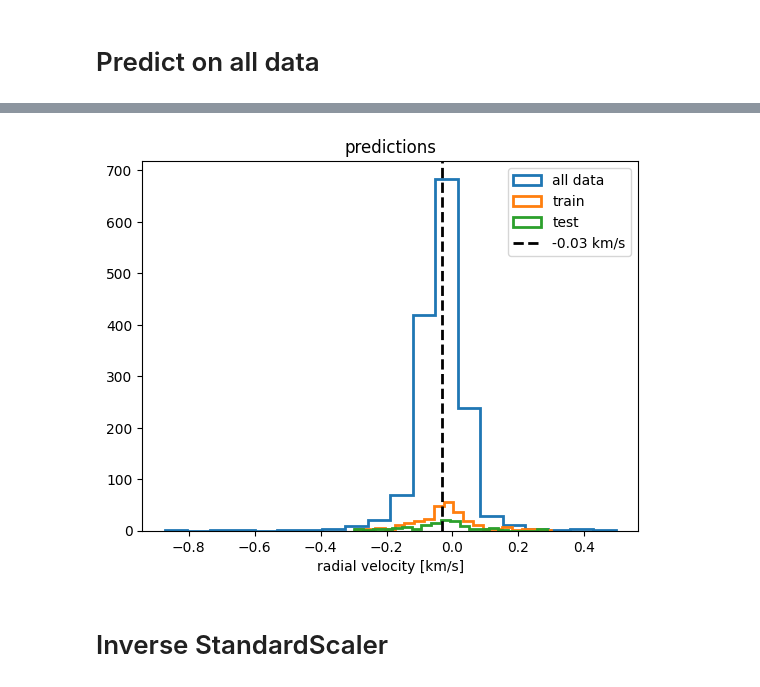
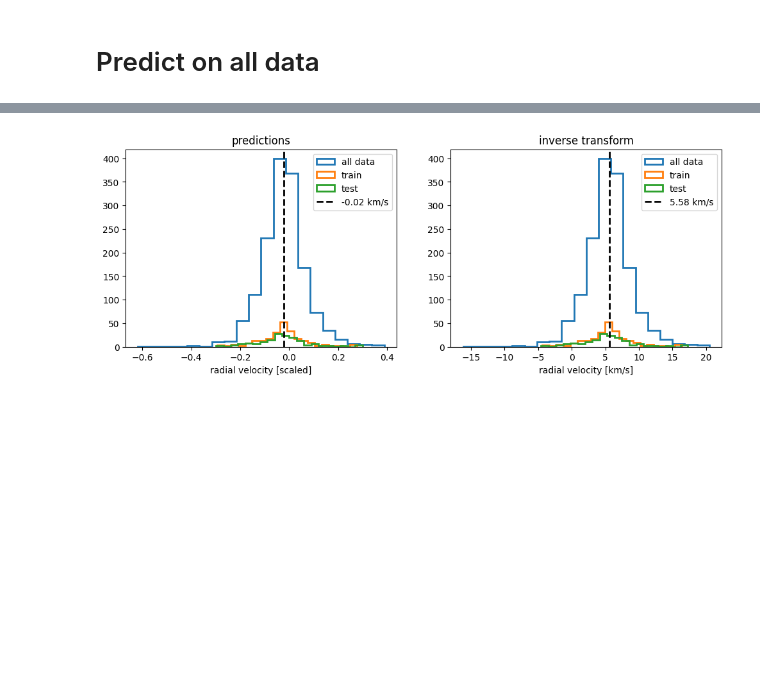
Before and after one commit to stevenalfonso/radial-velocity, a Jupyter notebook: regression_radial_velocity.ipynb, the cells around one changed output, grey strips where cells are left out. Saved outputs shown, nothing was run; the diff lists cells and outputs as text; code cells hidden in the pictures; blank space fills up the shorter version.

```diff
--- a/regression_radial_velocity.ipynb
+++ b/regression_radial_velocity.ipynb
@@ -104,7 +104,7 @@ x_data.shape, y_data.shape
 # %% [output]
 ((401, 5), (401, 1))
 # %%
-x_train, x_test, y_train, y_test = train_test_split(x_data, y_data, test_size=0.3, random_state=42)
+x_train, x_test, y_train, y_test = train_test_split(x_data, y_data, test_size=0.4, random_state=42)
 
 # normalizer = Normalizer()
 # x_train = normalizer.fit_transform(x_train)
@@ -321,9 +341,12 @@ def custom_loss(y_true, y_pred):
 #metrics = ['mean_squared_error', tensorflow.keras.losses.MAE, tensorflow.keras.metrics.R2Score()]
 #model.compile(optimizer=tensorflow.keras.optimizers.Adam(), loss='mean_squared_error', metrics=['mae','mse'])
 #model.compile(optimizer=tensorflow.keras.optimizers.Adam(), loss=tensorflow.keras.losses.MeanSquaredError(), metrics=['mae','mse'])
-model.compile(optimizer=tensorflow.keras.optimizers.Adam(), loss=custom_loss, metrics=['mse'])
-#model.compile(optimizer=tensorflow.keras.optimizers.Adam(), loss=tensorflow.keras.losses.MeanSquaredError(), metrics=['mse'])
-history = model.fit(x_train, y_train, epochs=200, batch_size=100, validation_data=(x_test, y_test), verbose=0)
+#model.compile(optimizer=tensorflow.keras.optimizers.Adam(), loss=custom_loss, metrics=['mse'])
+model.compile(optimizer=tensorflow.keras.optimizers.Adam(), loss=tensorflow.keras.losses.MeanSquaredError(), metrics=['mse','mae'])
+#model.compile(optimizer=tensorflow.keras.optimizers.Adam(), loss=tensorflow.keras.losses.MeanSquaredLogarithmicError(), metrics=['mse','mae'])
+#model.compile(optimizer=tensorflow.keras.optimizers.Adam(), loss=tensorflow.keras.losses.MeanAbsolutePercentageError(), metrics=['mse','mae'])
+#model.compile(optimizer=tensorflow.keras.optimizers.Adam(), loss=tensorflow.keras.losses.MeanAbsoluteError(), metrics=['mse','mae'])
+history = model.fit(x_train, y_train, epochs=200, batch_size=30, validation_data=(x_test, y_test), verbose=0)
 
 pd.DataFrame(history.history).plot(figsize=(8,5))
 plt.xlabel('epochs')
@@ -364,25 +390,34 @@ Test: 0.08367683946025212
 # %%
-cluster_candidates[['radial_velocity','radial_velocity_error','ra','dec','pmra','pmdec','parallax']] = \
-    scaler.inverse_transform(cluster_candidates[['radial_velocity','radial_velocity_error','ra','dec','pmra','pmdec','parallax']])
+# cluster_candidates[['radial_velocity','radial_velocity_error','ra','dec','pmra','pmdec','parallax']] = \
+#     scaler.inverse_transform(cluster_candidates[['radial_velocity','radial_velocity_error','ra','dec','pmra','pmdec','parallax']])
 # %% [markdown]
 # Predict on all data
 # %%
-x_ = np.array(cluster_candidates[['ra','dec','pmra','pmdec','parallax']])
-#x_ = np.array(cluster_candidates[['l','b','pmra','pmdec']])
-#x_ = scaler.fit_transform(x_)
-print(x_.shape)
-y_pred = model.predict(x_).flatten()
-v_mean = np.median(y_pred)
+x_all = np.array(cluster_candidates[['ra','dec','pmra','pmdec','parallax']])
+print(x_all.shape)
+y_pred_all = model.predict(x_all).flatten()
+v_mean_all = np.median(y_pred_all)
 
-cluster_candidates['vel_pred'] = y_pred
+cluster_candidates['vel_pred'] = y_pred_all
 
-plt.title('predictions')
-plt.hist(cluster_candidates['vel_pred'], bins=20, label='all data', histtype='step', lw=2)
-plt.hist(y_train[:,0], bins=20, label='train', histtype='step', lw=2)
-plt.hist(y_test[:,0], bins=20, label='test', histtype='step', lw=2)
-plt.axvline(v_mean, label='{:.2f} km/s'.format(v_mean), lw=2, ls='dashed', c='k')
-plt.legend()
-plt.xlabel('radial velocity [km/s]')
+fig, ax = plt.subplots(1,2, figsize=(12,4))
+
+ax[0].set_title('predictions')
+ax[0].hist(cluster_candidates['vel_pred'], bins=20, label='all data', histtype='step', lw=2)
+ax[0].hist(y_train[:,0], bins=20, label='train', histtype='step', lw=2)
+ax[0].hist(y_test[:,0], bins=20, label='test', histtype='step', lw=2)
+ax[0].axvline(v_mean_all, label='{:.2f} km/s'.format(v_mean_all), lw=2, ls='dashed', c='k')
+ax[0].legend()
+ax[0].set_xlabel('radial velocity [scaled]')
+
+ax[1].set_title('inverse transform')
+ax[1].hist(scaler_rv.inverse_transform(cluster_candidates['vel_pred'].values.reshape(-1, 1)), bins=20, label='all data', histtype='step', lw=2)
+ax[1].hist(scaler_rv.inverse_transform(y_train[:,0].reshape(-1, 1)), bins=20, label='train', histtype='step', lw=2)
+ax[1].hist(scaler_rv.inverse_transform(y_test[:,0].reshape(-1, 1)), bins=20, label='test', histtype='step', lw=2)
+vel_med_predicted = np.median(scaler_rv.inverse_transform(cluster_candidates['vel_pred'].values.reshape(-1, 1)))
+ax[1].axvline(vel_med_predicted, label='{:.2f} km/s'.format(vel_med_predicted), lw=2, ls='dashed', c='k')
+ax[1].legend()
+ax[1].set_xlabel('radial velocity [km/s]')
 plt.show()
 # %% [output]
 (1502, 5)
@@ -390,3 +425 @@ plt.show()
-[figure, old version]
+[figure, new version]
-# %% [markdown]
-# Inverse StandardScaler
```
Also changed, not shown: parts of 11 cells of this notebook.
